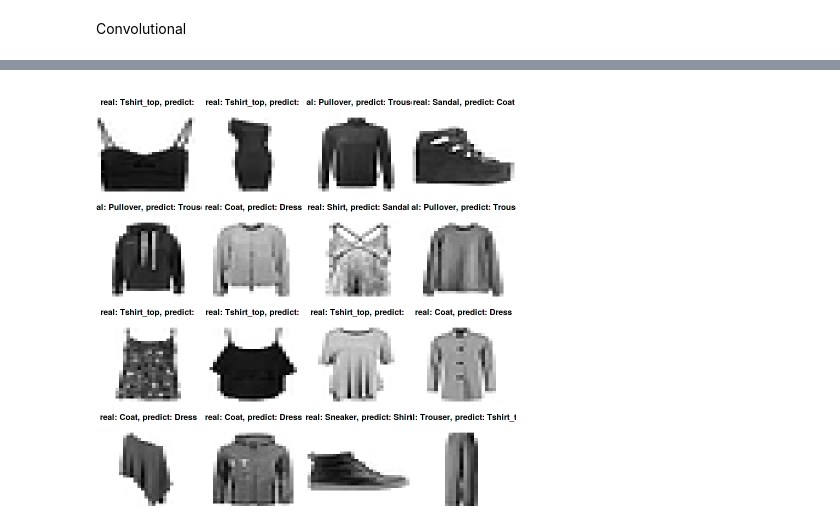
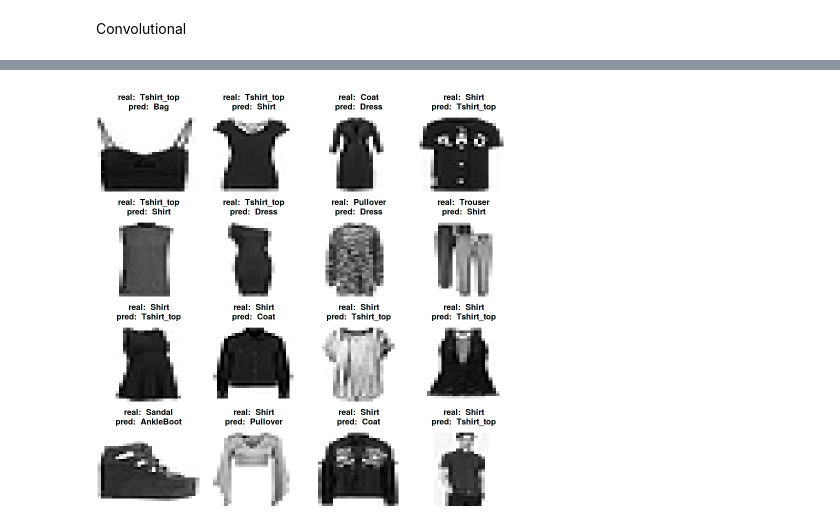
Before and after one commit to jan-bubenicek/M7DataSP, a Jupyter notebook: lecture03.ipynb, the cells around one changed output, grey strips where cells are left out. Drawn from its saved outputs; the diff is of its cells as text; code cells hidden in the pictures.

```diff
--- a/lecture03.ipynb
+++ b/lecture03.ipynb
@@ -286,14 +285,16 @@ A grouped_df: 7 × 11
 # %%
 # Plot 16 most missclassified images
 Mis_images<-rownames(labeled_predict[max_diff,])
-Mis_names<-labeled_predict[max_diff,1]
+pred_label <- apply(pred, 1, which.max)[missclas.rows]  # predicted labels for misclas.
+Mis_names<- pred_label[max_diff]
 par(mfrow=c(4, 4), mar=c(0, 0.2, 4, 0.2))
 for (i in 1:16) {
     nr<-as.numeric(Mis_images[i])
     nr
     plot_image(x_test[nr,,,1],
-             paste('real: ', clothes.labels[as.numeric(test.data[nr, 1] + 1)], ', predict: ', clothes.labels[Mis_names[i] + 1], sep="")
-            )
+               paste(paste('real: ', clothes.labels[as.numeric(test.data[nr, 1] + 1)]),
+                     paste('pred: ', clothes.labels[Mis_names[i]]), sep = "\n")
+               )
 }
 # %% [output]
-[figure, old version]
+[figure, new version]
```
Also changed, not shown: parts of 4 cells of this notebook.
